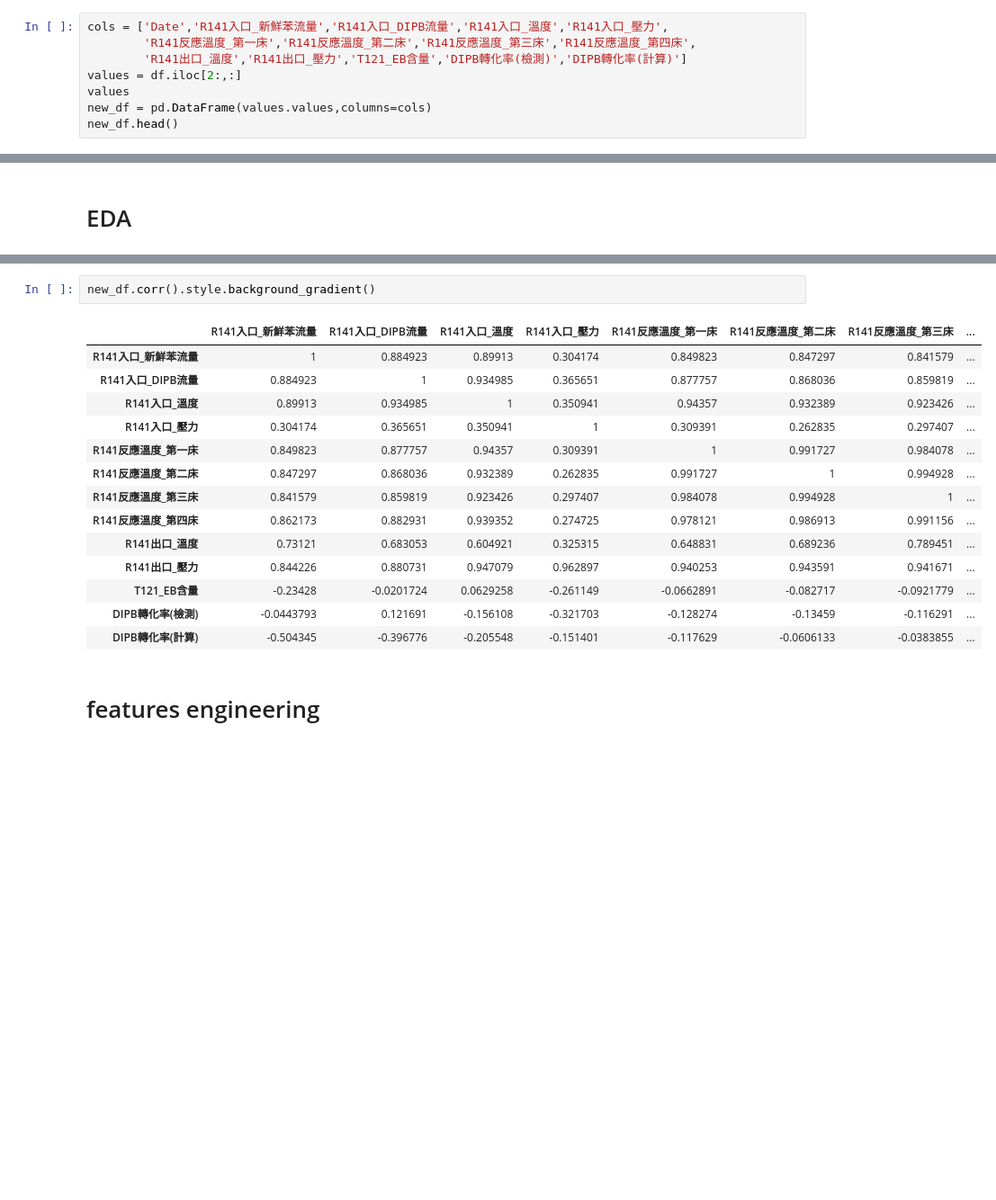
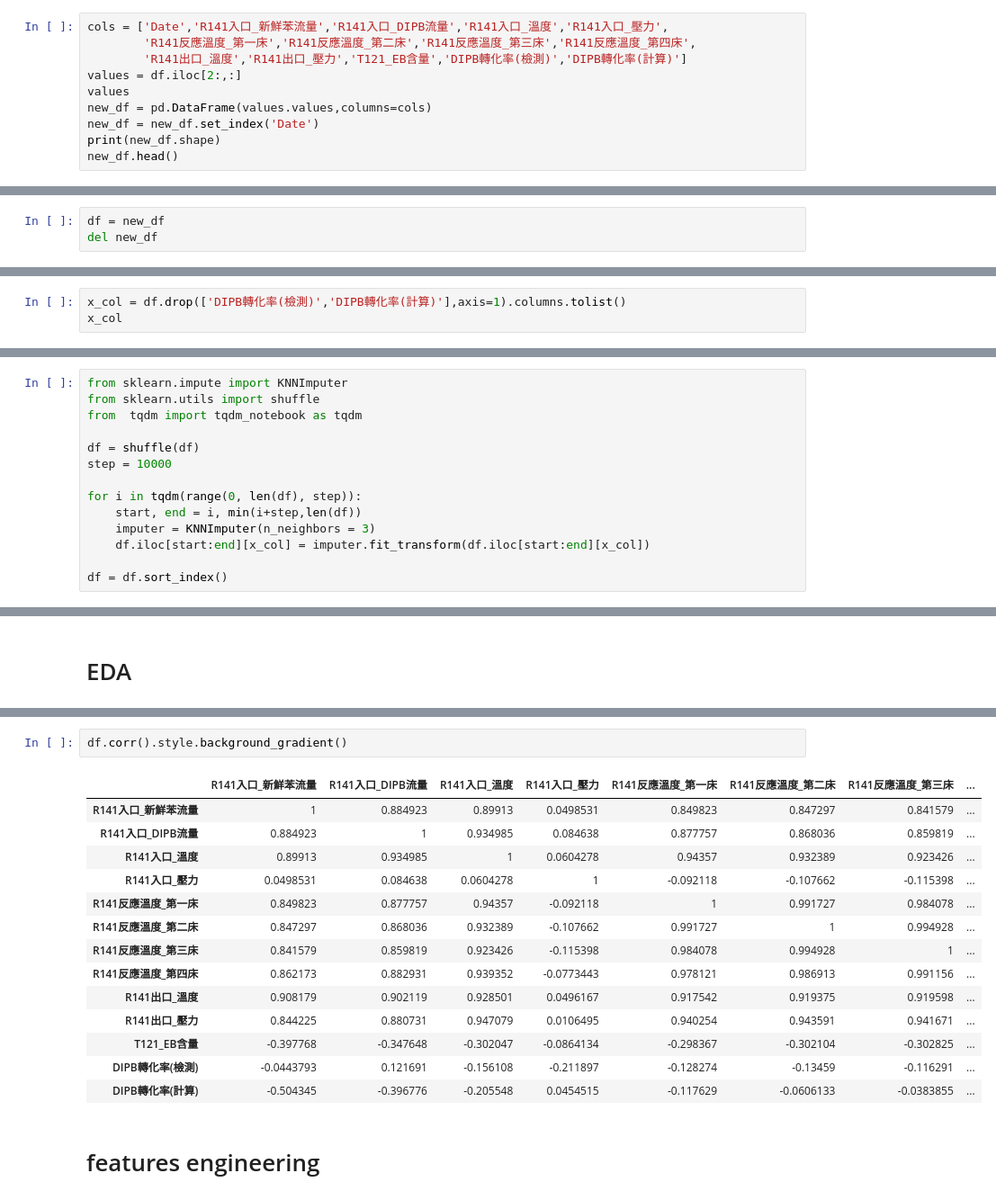
Before and after one commit to skywalker0803r/Chemistry-2, a Jupyter notebook: Chemistry_2.ipynb, the cells around one changed output, grey strips where cells are left out. Shown: that part at 90% size. Drawn from its saved outputs; the diff is of its cells as text; blank space fills up the shorter version.

```diff
--- a/Chemistry_2.ipynb
+++ b/Chemistry_2.ipynb
@@ -30,5 +37,7 @@ cols = ['Date','R141入口_新鮮苯流量','R141入口_DIPB流量','R141入口_
 values = df.iloc[2:,:]
 values
 new_df = pd.DataFrame(values.values,columns=cols)
+new_df = new_df.set_index('Date')
+print(new_df.shape)
 new_df.head()
 # %% [output]
@@ -64,3 +74,6 @@ DIPB轉化率(計算)             float64
 dtype: object
+# %%
+df = new_df
+del new_df
 # %% [markdown]
 # miss value check
@@ -86,0 +124,3 @@ mt
+# %%
+x_col = df.drop(['DIPB轉化率(檢測)','DIPB轉化率(計算)'],axis=1).columns.tolist()
+x_col
@@ -86,0 +139,14 @@ mt
+# %%
+from sklearn.impute import KNNImputer
+from sklearn.utils import shuffle
+from  tqdm import tqdm_notebook as tqdm
+
+df = shuffle(df)
+step = 10000
+
+for i in tqdm(range(0, len(df), step)):
+    start, end = i, min(i+step,len(df))
+    imputer = KNNImputer(n_neighbors = 3)
+    df.iloc[start:end][x_col] = imputer.fit_transform(df.iloc[start:end][x_col])
+
+df = df.sort_index()
@@ -132,20 +206,20 @@ R141反應溫度_第二床
 # %%
-new_df.corr().style.background_gradient()
+df.corr().style.background_gradient()
 # %% [output]
 |  | R141入口_新鮮苯流量 | R141入口_DIPB流量 | R141入口_溫度 | R141入口_壓力 | R141反應溫度_第一床 | R141反應溫度_第二床 | R141反應溫度_第三床 | ... |
-| R141入口_新鮮苯流量 | 1 | 0.884923 | 0.89913 | 0.304174 | 0.849823 | 0.847297 | 0.841579 | ... |
-| R141入口_DIPB流量 | 0.884923 | 1 | 0.934985 | 0.365651 | 0.877757 | 0.868036 | 0.859819 | ... |
-| R141入口_溫度 | 0.89913 | 0.934985 | 1 | 0.350941 | 0.94357 | 0.932389 | 0.923426 | ... |
-| R141入口_壓力 | 0.304174 | 0.365651 | 0.350941 | 1 | 0.309391 | 0.262835 | 0.297407 | ... |
-| R141反應溫度_第一床 | 0.849823 | 0.877757 | 0.94357 | 0.309391 | 1 | 0.991727 | 0.984078 | ... |
-| R141反應溫度_第二床 | 0.847297 | 0.868036 | 0.932389 | 0.262835 | 0.991727 | 1 | 0.994928 | ... |
-| R141反應溫度_第三床 | 0.841579 | 0.859819 | 0.923426 | 0.297407 | 0.984078 | 0.994928 | 1 | ... |
-| R141反應溫度_第四床 | 0.862173 | 0.882931 | 0.939352 | 0.274725 | 0.978121 | 0.986913 | 0.991156 | ... |
-| R141出口_溫度 | 0.73121 | 0.683053 | 0.604921 | 0.325315 | 0.648831 | 0.689236 | 0.789451 | ... |
-| R141出口_壓力 | 0.844226 | 0.880731 | 0.947079 | 0.962897 | 0.940253 | 0.943591 | 0.941671 | ... |
-| T121_EB含量 | -0.23428 | -0.0201724 | 0.0629258 | -0.261149 | -0.0662891 | -0.082717 | -0.0921779 | ... |
-| DIPB轉化率(檢測) | -0.0443793 | 0.121691 | -0.156108 | -0.321703 | -0.128274 | -0.13459 | -0.116291 | ... |
-| DIPB轉化率(計算) | -0.504345 | -0.396776 | -0.205548 | -0.151401 | -0.117629 | -0.0606133 | -0.0383855 | ... |
+| R141入口_新鮮苯流量 | 1 | 0.884923 | 0.89913 | 0.0498531 | 0.849823 | 0.847297 | 0.841579 | ... |
+| R141入口_DIPB流量 | 0.884923 | 1 | 0.934985 | 0.084638 | 0.877757 | 0.868036 | 0.859819 | ... |
+| R141入口_溫度 | 0.89913 | 0.934985 | 1 | 0.0604278 | 0.94357 | 0.932389 | 0.923426 | ... |
+| R141入口_壓力 | 0.0498531 | 0.084638 | 0.0604278 | 1 | -0.092118 | -0.107662 | -0.115398 | ... |
+| R141反應溫度_第一床 | 0.849823 | 0.877757 | 0.94357 | -0.092118 | 1 | 0.991727 | 0.984078 | ... |
+| R141反應溫度_第二床 | 0.847297 | 0.868036 | 0.932389 | -0.107662 | 0.991727 | 1 | 0.994928 | ... |
+| R141反應溫度_第三床 | 0.841579 | 0.859819 | 0.923426 | -0.115398 | 0.984078 | 0.994928 | 1 | ... |
+| R141反應溫度_第四床 | 0.862173 | 0.882931 | 0.939352 | -0.0773443 | 0.978121 | 0.986913 | 0.991156 | ... |
+| R141出口_溫度 | 0.908179 | 0.902119 | 0.928501 | 0.0496167 | 0.917542 | 0.919375 | 0.919598 | ... |
+| R141出口_壓力 | 0.844225 | 0.880731 | 0.947079 | 0.0106495 | 0.940254 | 0.943591 | 0.941671 | ... |
+| T121_EB含量 | -0.397768 | -0.347648 | -0.302047 | -0.0864134 | -0.298367 | -0.302104 | -0.302825 | ... |
+| DIPB轉化率(檢測) | -0.0443793 | 0.121691 | -0.156108 | -0.211897 | -0.128274 | -0.13459 | -0.116291 | ... |
+| DIPB轉化率(計算) | -0.504345 | -0.396776 | -0.205548 | 0.0454515 | -0.117629 | -0.0606133 | -0.0383855 | ... |
 # %% [markdown]
 # features engineering
 # %%
```
Also changed, not shown: parts of 24 cells of this notebook.
